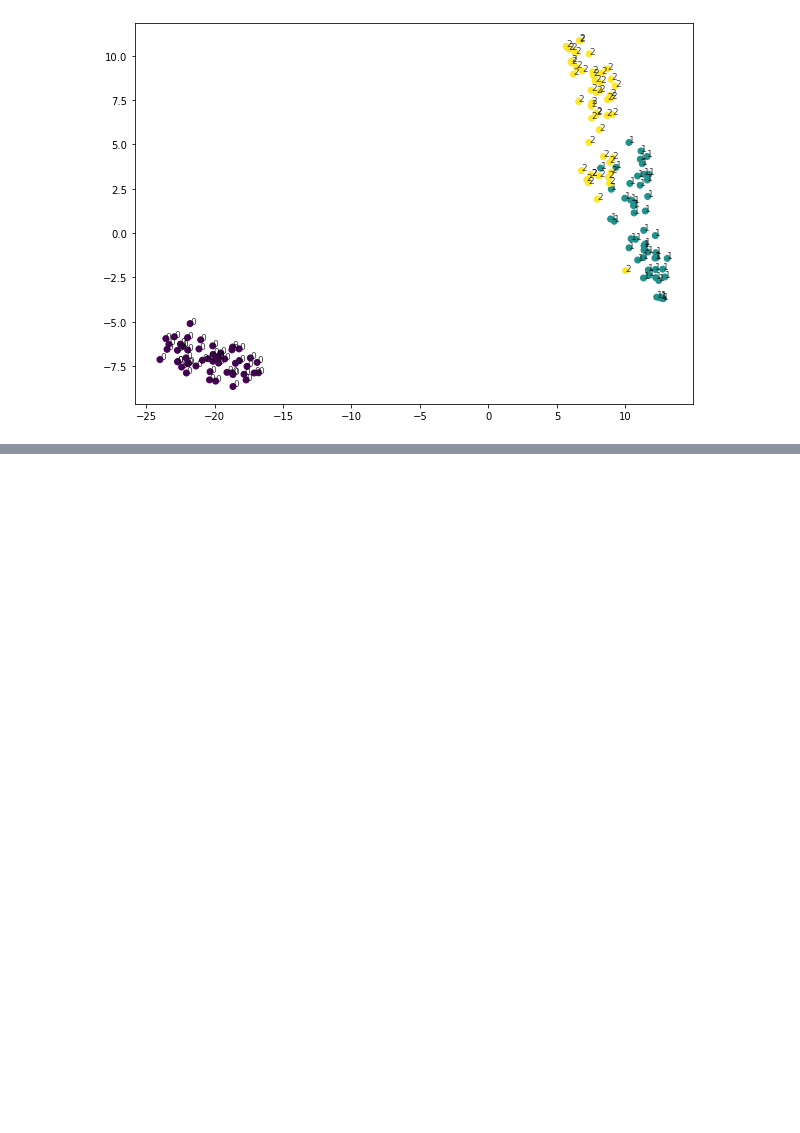
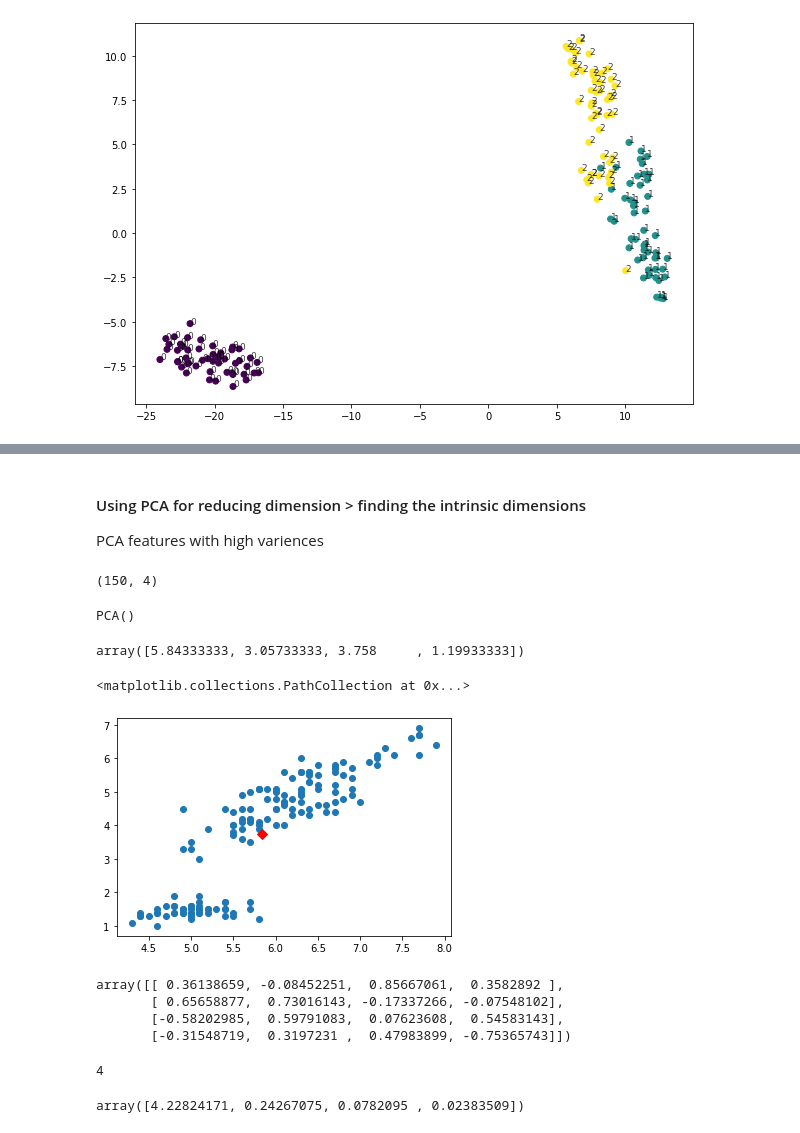
Before and after one commit to AkhilVinayakp/machine_Learning_Algorithms_python, a Jupyter notebook: ml_camp/unsuper.ipynb, the cells around one changed output, grey strips where cells are left out. Drawn from its saved outputs; the diff is of its cells as text; code cells hidden in the pictures; blank space fills up the shorter version.

```diff
--- a/ml_camp/unsuper.ipynb
+++ b/ml_camp/unsuper.ipynb
@@ -352,0 +416,3 @@ plt.show()
+# %% [markdown]
+#### Using PCA for reducing dimension > finding the intrinsic dimensions
+PCA features with high variences
@@ -352,0 +423,21 @@ plt.show()
+# %%
+iris = load_iris().data
+print(iris.shape)
+# %% [output]
+(150, 4)
+# %%
+model = PCA()
+model.fit(iris)
+# %% [output]
+PCA()
+# %%
+# mean of the model
+model.mean_
+# %% [output]
+array([5.84333333, 3.05733333, 3.758     , 1.19933333])
+# %%
+plt.scatter(iris[:,0],iris[:,2])
+plt.scatter(model.mean_[0],model.mean_[2], marker ='D',c='r', s =50)
+# %% [output]
+<matplotlib.collections.PathCollection at 0x...>
+[figure, added]
@@ -352,0 +446,15 @@ plt.show()
+# %%
+com
+# %% [output]
+array([[ 0.36138659, -0.08452251,  0.85667061,  0.3582892 ],
+       [ 0.65658877,  0.73016143, -0.17337266, -0.07548102],
+       [-0.58202985,  0.59791083,  0.07623608,  0.54583143],
+       [-0.31548719,  0.3197231 ,  0.47983899, -0.75365743]])
+# %%
+print(model.n_components_)
+# %% [output]
+4
+# %%
+model.explained_variance_
+# %% [output]
+array([4.22824171, 0.24267075, 0.0782095 , 0.02383509])
```
Also changed, not shown: parts of 19 cells of this notebook.
